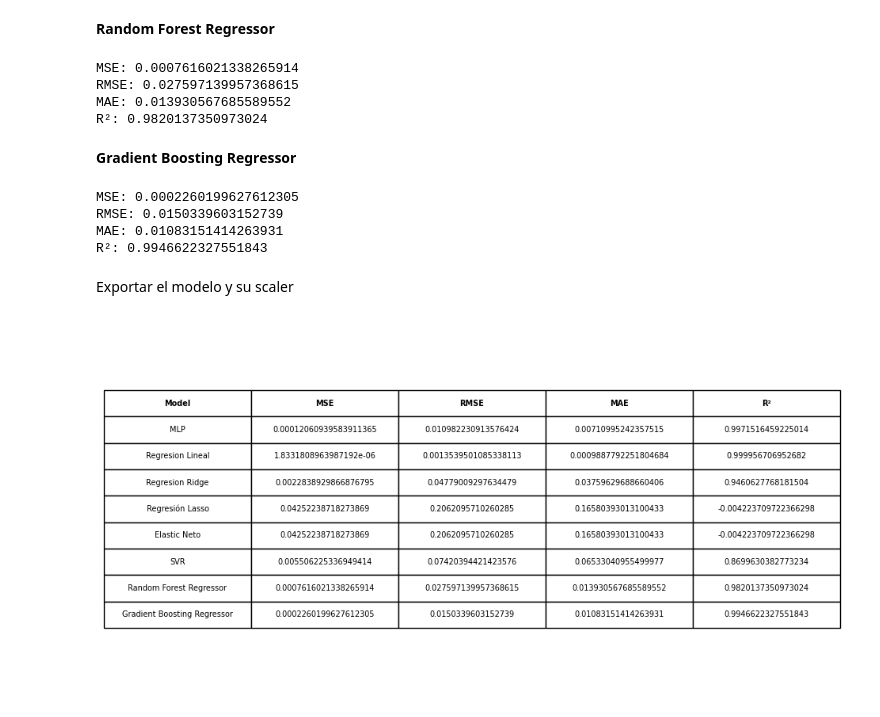
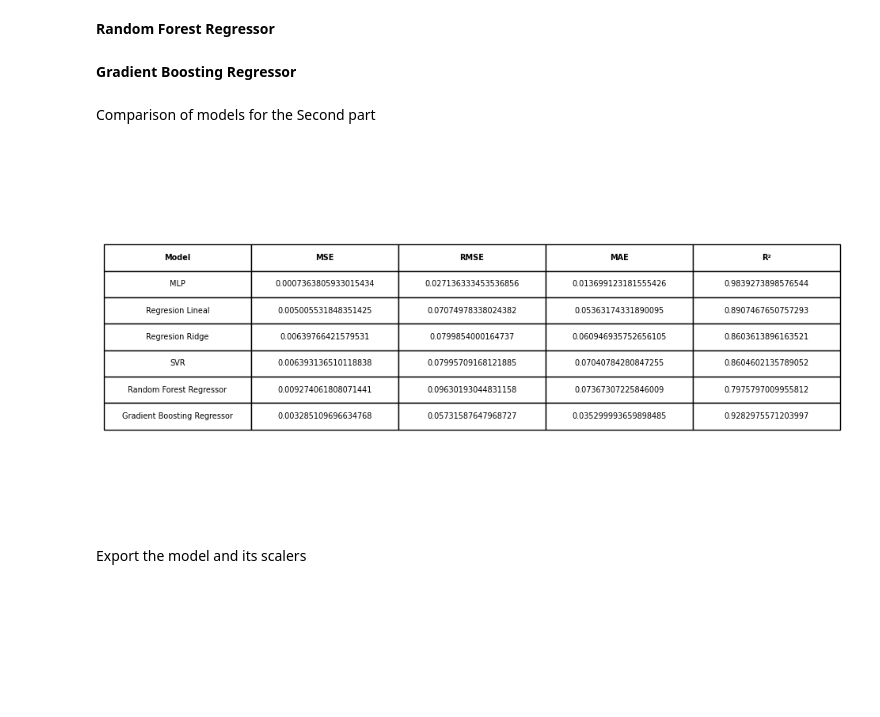
Before and after one commit to sergio185678/DietAsist-Tesis-Project, a Jupyter notebook: ModelCode_Part2.ipynb, the cells around one changed output. Saved outputs shown, nothing was run; the diff lists cells and outputs as text; code cells hidden in the pictures; blank space fills up the shorter version.

```diff
--- a/ModelCode_Part2.ipynb
+++ b/ModelCode_Part2.ipynb
@@ -91,10 +89,11 @@ model = tf.keras.Sequential([
     tf.keras.layers.Dense(128, activation='relu', input_shape=(X_train.shape[1],)),
     tf.keras.layers.Dense(64, activation='relu'),
     tf.keras.layers.Dense(32, activation='relu'),
-    tf.keras.layers.Dense(1, activation='linear')  # Salida lineal para regresión
+    tf.keras.layers.Dense(16, activation='relu'),
+    tf.keras.layers.Dense(1, activation='linear')
 ])
 
 model.compile(optimizer='adam', loss='mean_squared_error',
               metrics=['mean_squared_error'])
-model.fit(X_train, y_train, epochs=200, batch_size=16)
+model.fit(X_train, y_train, epochs=1000, batch_size=16)
 # %% [output]
@@ -282,52 +180,32 @@ R²: 0.8699630382773234
 # %% [markdown]
 **Random Forest Regressor**
 # %%
-rf_reg = RandomForestRegressor(n_estimators=100)
+rf_reg = RandomForestRegressor(n_estimators=100, max_depth=20, min_samples_leaf=10)
 rf_reg.fit(X_train, y_train)
 #
 y_pred_test = rf_reg.predict(X_test)
 mse = mean_squared_error(y_test, y_pred_test)
 rmse = np.sqrt(mse)
-print(f'MSE: {mse}')
-print(f'RMSE: {rmse}')
 mae = mean_absolute_error(y_test, y_pred_test)
-print(f'MAE: {mae}')
 r2 = r2_score(y_test, y_pred_test)
-print(f'R²: {r2}')
 #
 MSE.append(mse)
 RMSE.append(rmse)
 MAE.append(mae)
 R_2.append(r2)
-# %% [output]
-MSE: 0.0007616021338265914
-RMSE: 0.027597139957368615
-MAE: 0.013930567685589552
-R²: 0.9820137350973024
 # %% [markdown]
 **Gradient Boosting Regressor**
 # %%
-gb_reg = GradientBoostingRegressor(n_estimators=100)
+gb_reg = GradientBoostingRegressor(n_estimators=100, max_depth=20, min_samples_leaf=10)
 gb_reg.fit(X_train, y_train)
 #
 y_pred_test = gb_reg.predict(X_test)
 mse = mean_squared_error(y_test, y_pred_test)
 rmse = np.sqrt(mse)
-print(f'MSE: {mse}')
-print(f'RMSE: {rmse}')
 mae = mean_absolute_error(y_test, y_pred_test)
-print(f'MAE: {mae}')
 r2 = r2_score(y_test, y_pred_test)
-print(f'R²: {r2}')
 #
 MSE.append(mse)
 RMSE.append(rmse)
 MAE.append(mae)
 R_2.append(r2)
-# %% [output]
-MSE: 0.0002260199627612305
-RMSE: 0.0150339603152739
-MAE: 0.01083151414263931
-R²: 0.9946622327551843
-# %% [markdown]
-Exportar el modelo y su scaler
@@ -341,39 +212,31 @@ Exportar el modelo y su scaler
+# %% [markdown]
+Comparison of models for the Second part
 # %%
-#MSE = [round(val, 10) for val in MSE]
-#RMSE = [round(val, 10) for val in RMSE]
-#MAE = [round(val, 102) for val in MAE]
-#R_2 = [round(val, 10) for val in R_2]
-
 data = {
-    'Model': ['MLP', 'Regresion Lineal', 'Regresion Ridge', 'Regresión Lasso', 'Elastic Neto', 'SVR', 'Random Forest Regressor', 'Gradient Boosting Regressor'],
-    'MSE': [MSE[0], MSE[1], MSE[2], MSE[3],MSE[4], MSE[5], MSE[6], MSE[7]],
-    'RMSE': [RMSE[0], RMSE[1], RMSE[2], RMSE[3],RMSE[4], RMSE[5], RMSE[6], RMSE[7]],
-    'MAE': [MAE[0], MAE[1], MAE[2], MAE[3],MAE[4], MAE[5], MAE[6], MAE[7]],
-    'R²': [R_2[0], R_2[1], R_2[2], R_2[3],R_2[4], R_2[5], R_2[6], R_2[7]],
+    'Model': ['MLP', 'Regresion Lineal', 'Regresion Ridge', 'SVR', 'Random Forest Regressor', 'Gradient Boosting Regressor'],
+    'MSE': [MSE[0], MSE[1], MSE[2], MSE[3],MSE[4], MSE[5]],
+    'RMSE': [RMSE[0], RMSE[1], RMSE[2], RMSE[3],RMSE[4], RMSE[5]],
+    'MAE': [MAE[0], MAE[1], MAE[2], MAE[3],MAE[4], MAE[5]],
+    'R²': [R_2[0], R_2[1], R_2[2], R_2[3],R_2[4], R_2[5]],
 }
 
-# Crear DataFrame
 df = pd.DataFrame(data)
 
-# Crear figura y ejes con tamaño más grande
-fig, ax = plt.subplots(figsize=(12, 6))  # Ajusta el tamaño de la figura según sea necesario
+fig, ax = plt.subplots(figsize=(12, 6))
 
-# Ocultar cuadrícula
 ax.axis('tight')
 ax.axis('off')
 
-# Crear tabla
 table = ax.table(cellText=df.values, colLabels=df.columns, cellLoc='center', loc='center')
 
-# Ajustar tamaño de la tabla
 table.scale(1, 2)
 
-# Hacer la primera fila (cabecera) en negrita
 for (i, j), cell in table.get_celld().items():
     if i == 0:
         cell.set_text_props(weight='bold')
 
-# Mostrar tabla
 plt.show()
 # %% [output]
-[figure, old version]
+[figure, new version]
+# %% [markdown]
+Export the model and its scalers
```
Also changed, not shown: parts of 20 cells of this notebook, 11 other files.
